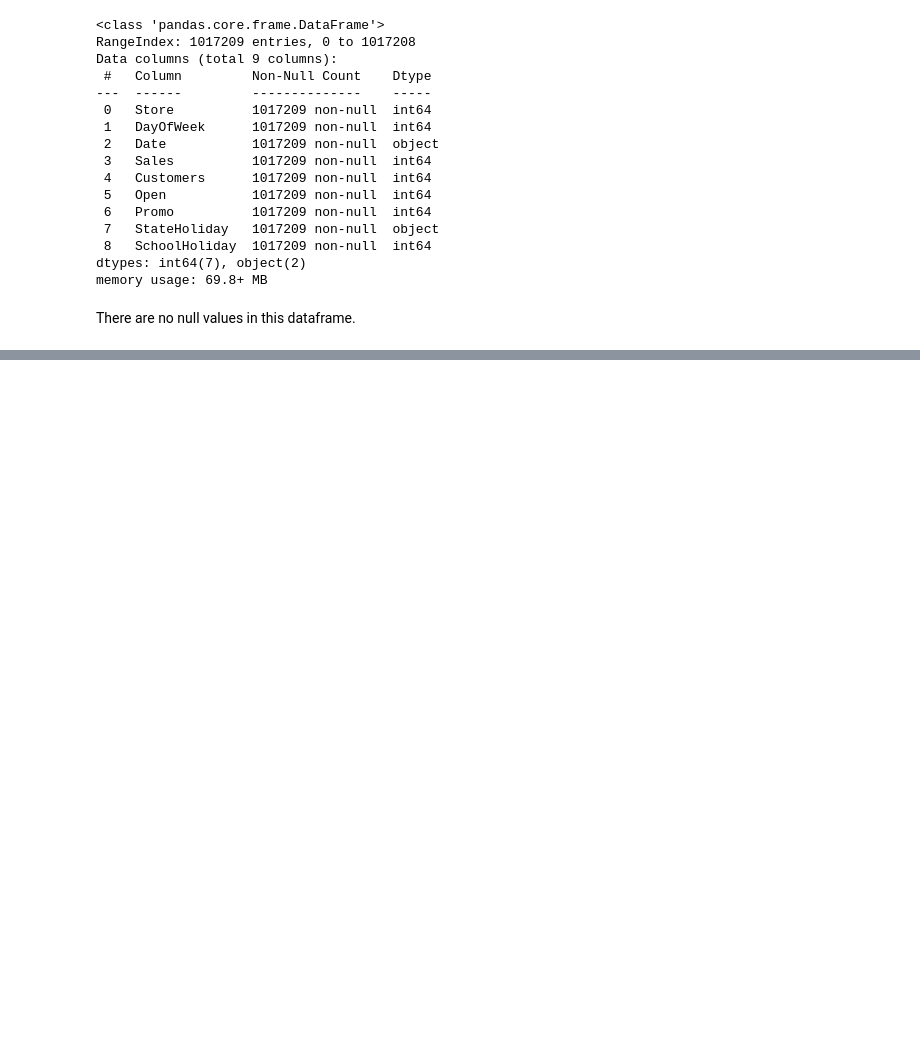
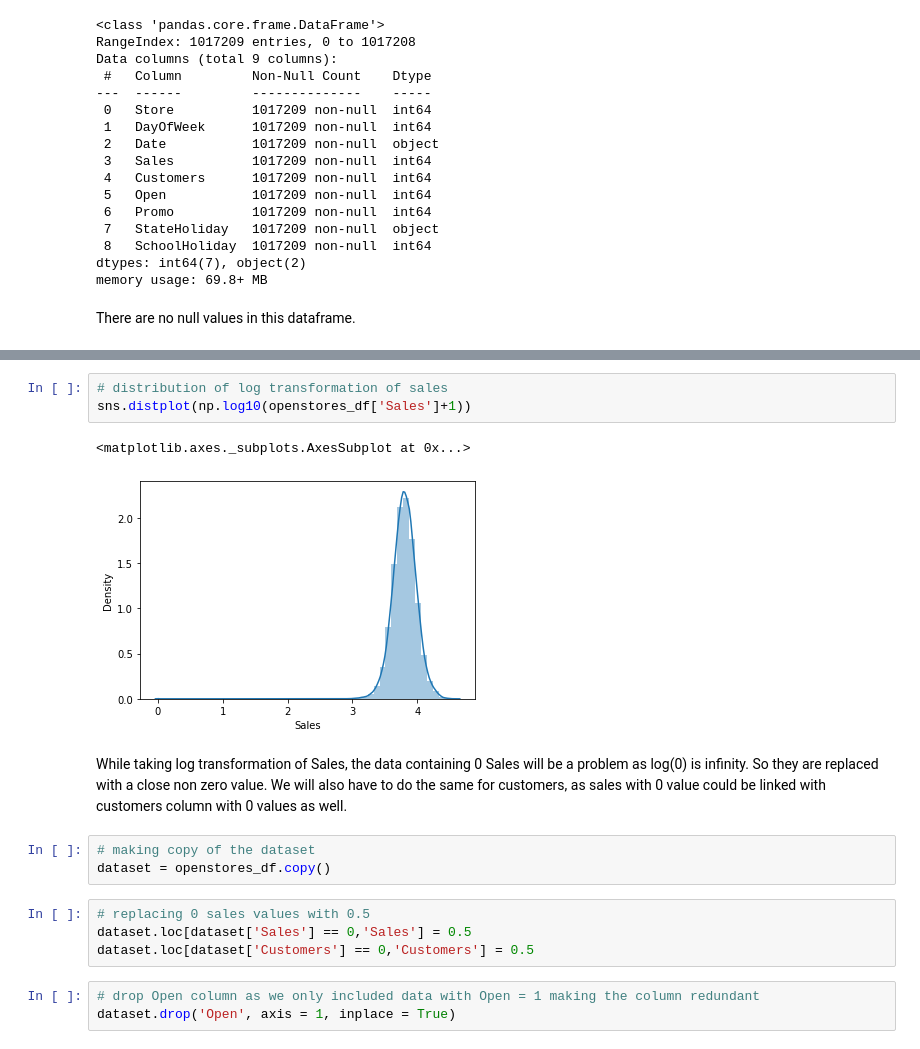
Before and after one commit to nihalhabeeb/Retail-Sales-Prediction, a Jupyter notebook: Retail_Sales_Prediction_Capstone_Project.ipynb, the cells around one changed output, grey strips where cells are left out. Cells and saved outputs as stored; diff of their text form; blank space fills up the shorter version.

```diff
--- a/Retail_Sales_Prediction_Capstone_Project.ipynb
+++ b/Retail_Sales_Prediction_Capstone_Project.ipynb
@@ -216,0 +299,18 @@ There are no null values in this dataframe.
+# %%
+# distribution of log transformation of sales
+sns.distplot(np.log10(openstores_df['Sales']+1))
+# %% [output]
+<matplotlib.axes._subplots.AxesSubplot at 0x...>
+[figure, added]
+# %% [markdown]
+While taking log transformation of Sales, the data containing 0 Sales will be a problem as log(0) is infinity. So they are replaced with a close non zero value. We will also have to do the same for customers, as sales with 0 value could be linked with customers column with 0 values as well.
+# %%
+# making copy of the dataset
+dataset = openstores_df.copy()
+# %%
+# replacing 0 sales values with 0.5
+dataset.loc[dataset['Sales'] == 0,'Sales'] = 0.5
+dataset.loc[dataset['Customers'] == 0,'Customers'] = 0.5
+# %%
+# drop Open column as we only included data with Open = 1 making the column redundant
+dataset.drop('Open', axis = 1, inplace = True)
```
Also changed, not shown: parts of 54 cells of this notebook.
